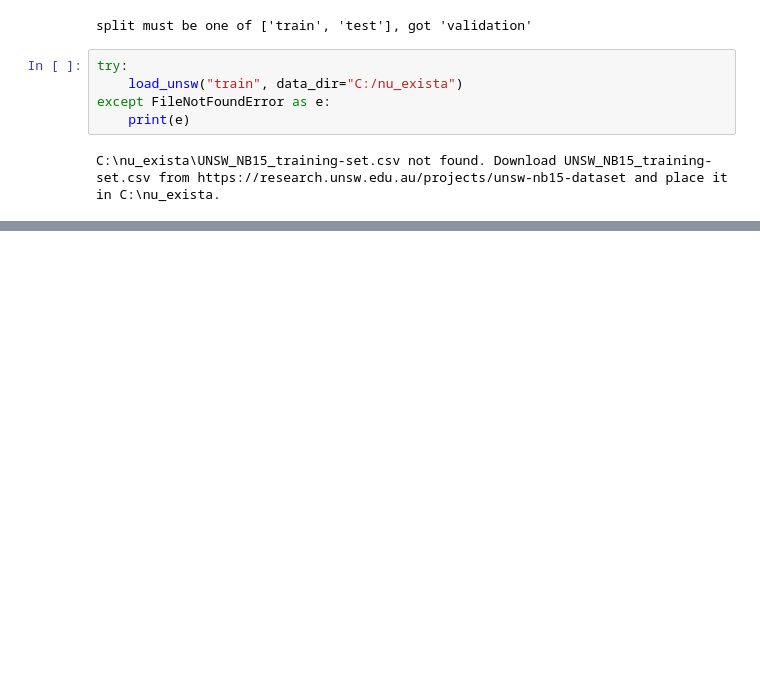
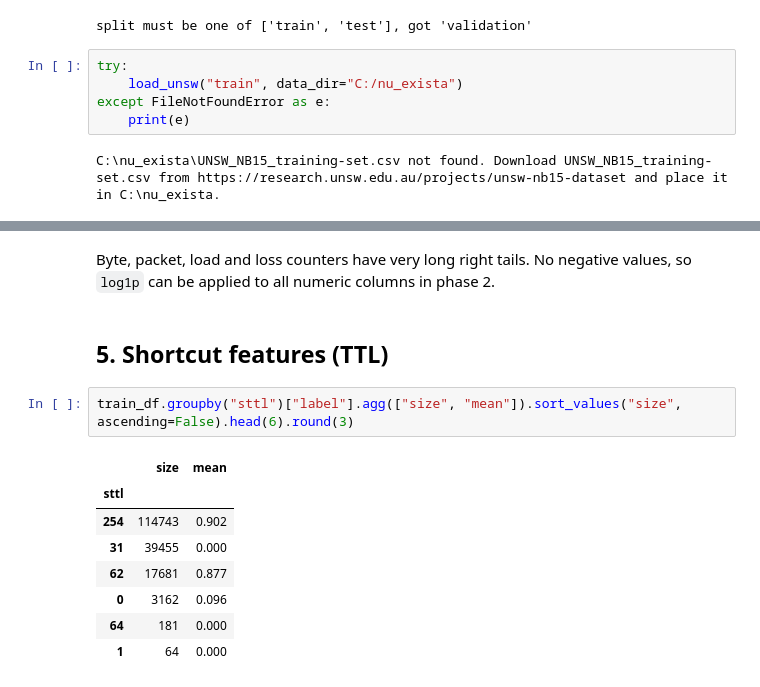
Before and after one commit to ZiGabiZi/Anomaly-detection-in-Network-traffic-using-ML, a Jupyter notebook: notebooks/01_eda.ipynb, the cells around one changed output, grey strips where cells are left out. Drawn from its saved outputs; the diff is of its cells as text; blank space fills up the shorter version.

```diff
--- a/notebooks/01_eda.ipynb
+++ b/notebooks/01_eda.ipynb
@@ -158,0 +309,15 @@ C:\nu_exista\UNSW_NB15_training-set.csv not found. Download UNSW_NB15_training-s
+# %% [markdown]
+Byte, packet, load and loss counters have very long right tails. No negative values, so `log1p` can be applied to all numeric columns in phase 2.
+# %% [markdown]
+## 5. Shortcut features (TTL)
+# %%
+train_df.groupby("sttl")["label"].agg(["size", "mean"]).sort_values("size", ascending=False).head(6).round(3)
+# %% [output]
+|  | size | mean |
+| sttl |  |  |
+| 254 | 114743 | 0.902 |
+| 31 | 39455 | 0.000 |
+| 62 | 17681 | 0.877 |
+| 0 | 3162 | 0.096 |
+| 64 | 181 | 0.000 |
+| 1 | 64 | 0.000 |
```
Also changed, not shown: parts of 26 cells of this notebook, 1 other file.
